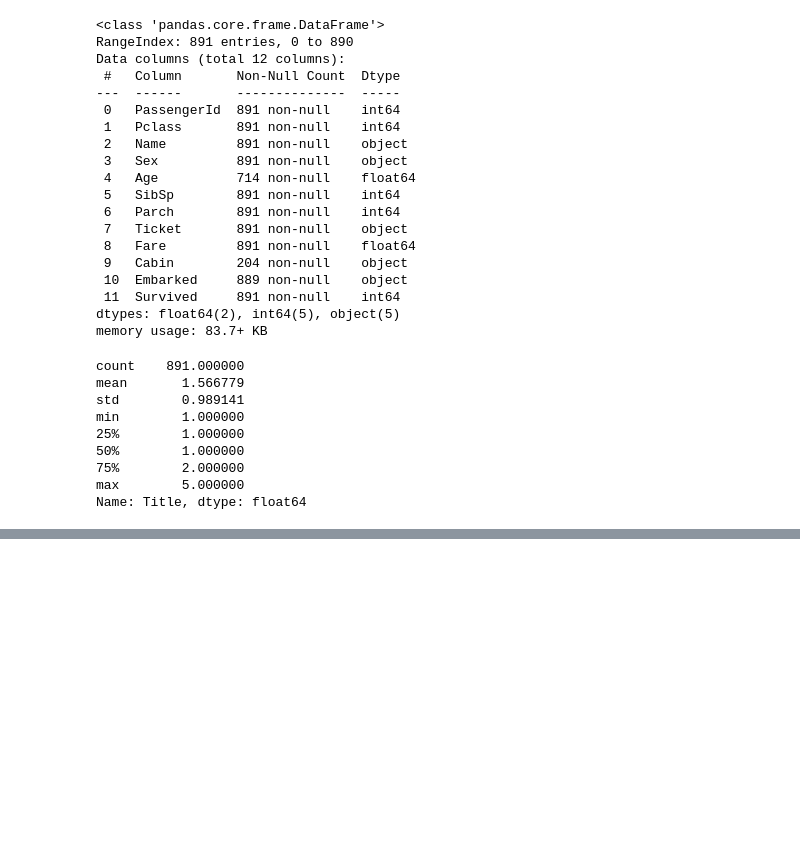
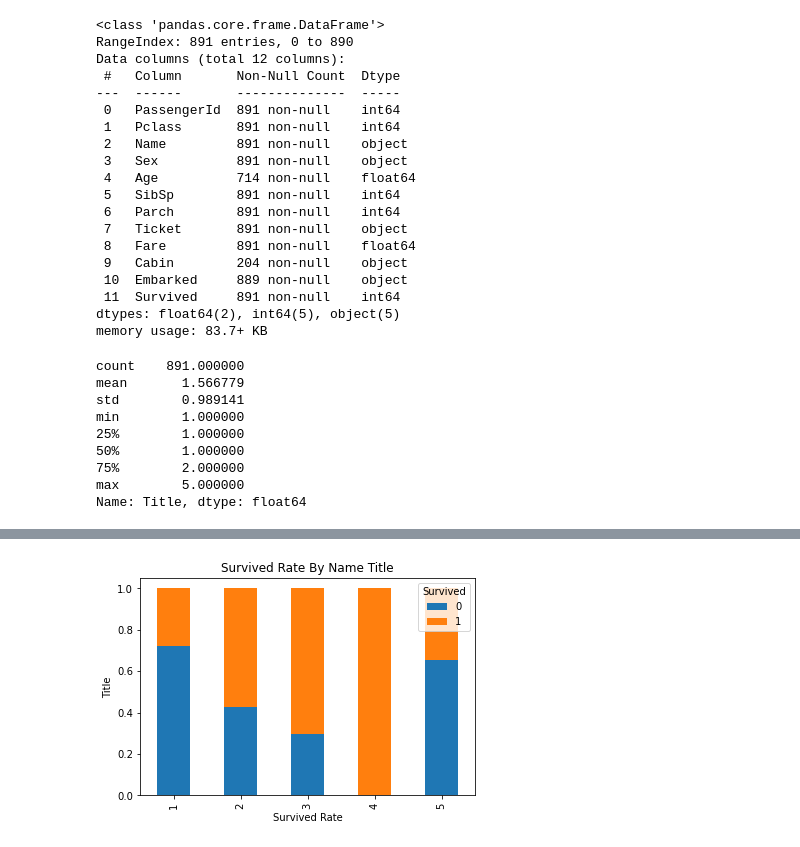
Before and after one commit to Abtinz/Machine-Learning-with-Python, a Jupyter notebook: Data Proccessing/TitanicPreproccessing/PreproccessingTitanic.ipynb, the cells around one changed output, grey strips where cells are left out. Cells and saved outputs as stored; diff of their text form; code cells hidden in the pictures; blank space fills up the shorter version.

Commit message:
ploting Survived Rate By Name Title df.div df.crosstab

```diff
--- a/Data Proccessing/TitanicPreproccessing/PreproccessingTitanic.ipynb
+++ b/Data Proccessing/TitanicPreproccessing/PreproccessingTitanic.ipynb
@@ -117,3 +117,6 @@ df.head(15)
 | 12 | 13 | 3 | Saundercock, Mr. William Henry | male | 20.0 | 0 | 0 | A/5. 2151 | 8.0500 | NaN | ... |
 | 13 | 14 | 3 | Andersson, Mr. Anders Johan | male | 39.0 | 1 | 5 | 347082 | 31.2750 | NaN | ... |
 | 14 | 15 | 3 | Vestrom, Miss. Hulda Amanda Adolfina | female | 14.0 | 0 | 0 | 350406 | 7.8542 | NaN | ... |
+# %%
+crosstabed_df = pd.crosstab(df.Title , df.Survived)
+crosstabed_df.head()
@@ -119,0 +131,3 @@ df.head(15)
+# %%
+percented_crosstabed_df = crosstabed_df.div(crosstabed_df.sum(1).astype(float) , axis = 0)
+percented_crosstabed_df
@@ -119,0 +142,11 @@ df.head(15)
+# %%
+def pd_bar_plot(plotting_df,title,Xlabel,Ylabel):
+    plotting_df.plot(kind = 'bar',stacked = True)
+    plt.title(title)
+    plt.xlabel(Xlabel)
+    plt.ylabel(Ylabel)
+    plt.show()
+# %%
+pd_bar_plot(percented_crosstabed_df,'Survived Rate By Name Title','Survived Rate','Title')
+# %% [output]
+[figure, added]
```
Also changed, not shown: parts of 2 cells of this notebook.
